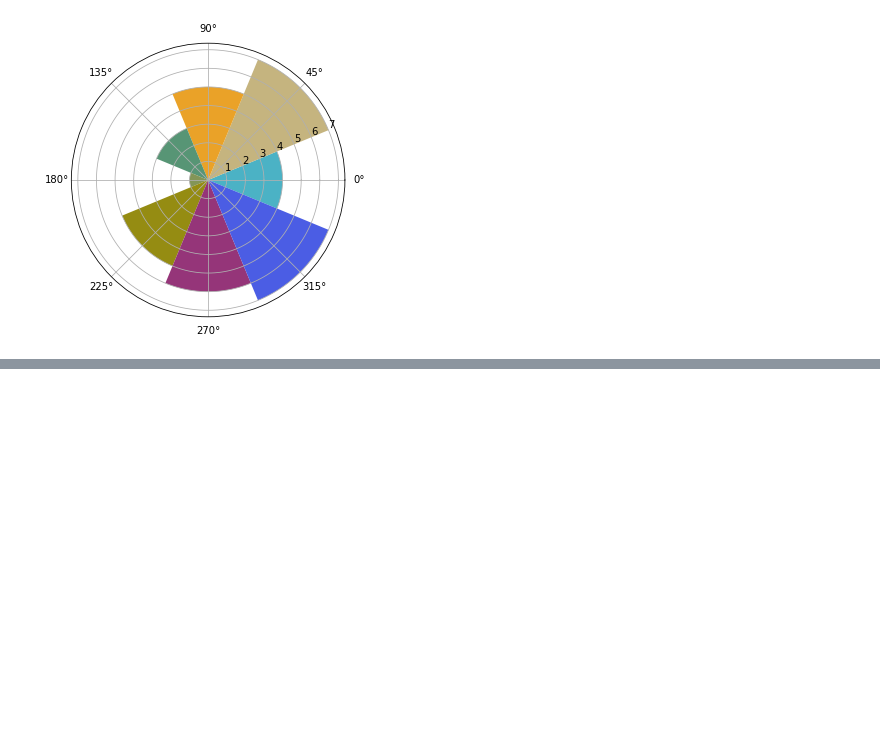
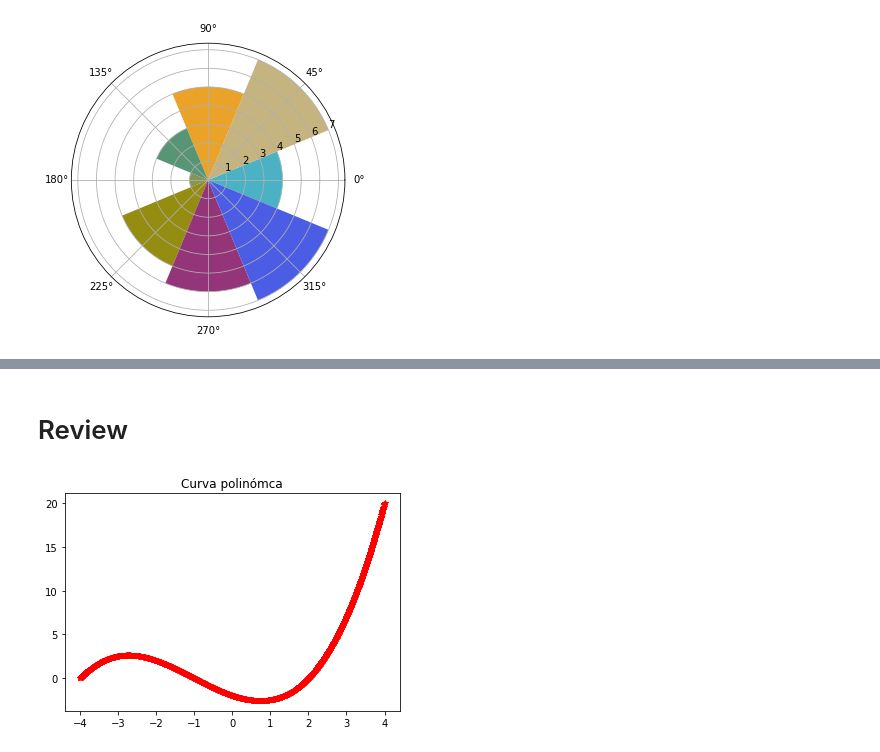
Before and after one commit to OliverRevilla/RW_Pandas, a Jupyter notebook: Data_Visualization_with_matplotlib.ipynb, the cells around one changed output, grey strips where cells are left out. Cells and saved outputs as stored; diff of their text form; code cells hidden in the pictures; blank space fills up the shorter version.

```diff
--- a/Data_Visualization_with_matplotlib.ipynb
+++ b/Data_Visualization_with_matplotlib.ipynb
@@ -828,0 +879,13 @@ bars = plt.bar(theta, radii,width = (2*np.pi/N), bottom = 0.0, color= colors)
+# %% [markdown]
+# Review
+# %%
+import numpy as np
+import matplotlib.pyplot as plt
+
+X = np.linspace(-4,4,1024)
+Y = 0.25 *(X + 4)*(X + 1)*(X - 2)
+plt.title("Curva polinómca")
+plt.plot(X,Y,c = 'r', marker = '*', ls = 'dotted')
+plt.show()
+# %% [output]
+[figure, added]
```
Also changed, not shown: parts of 8 cells of this notebook.
